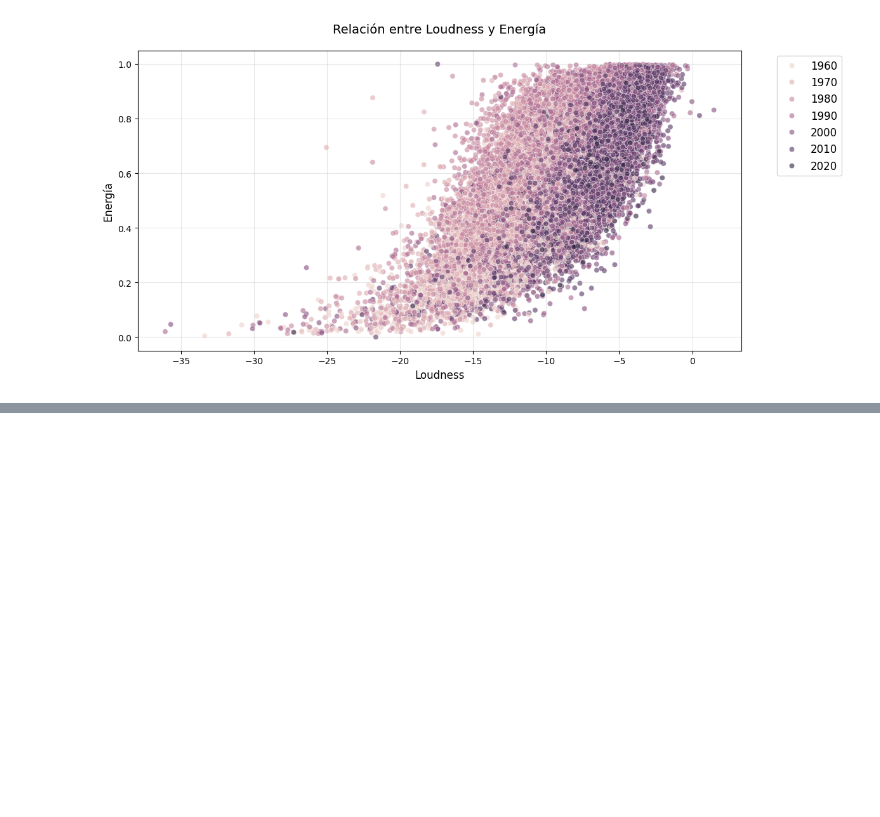
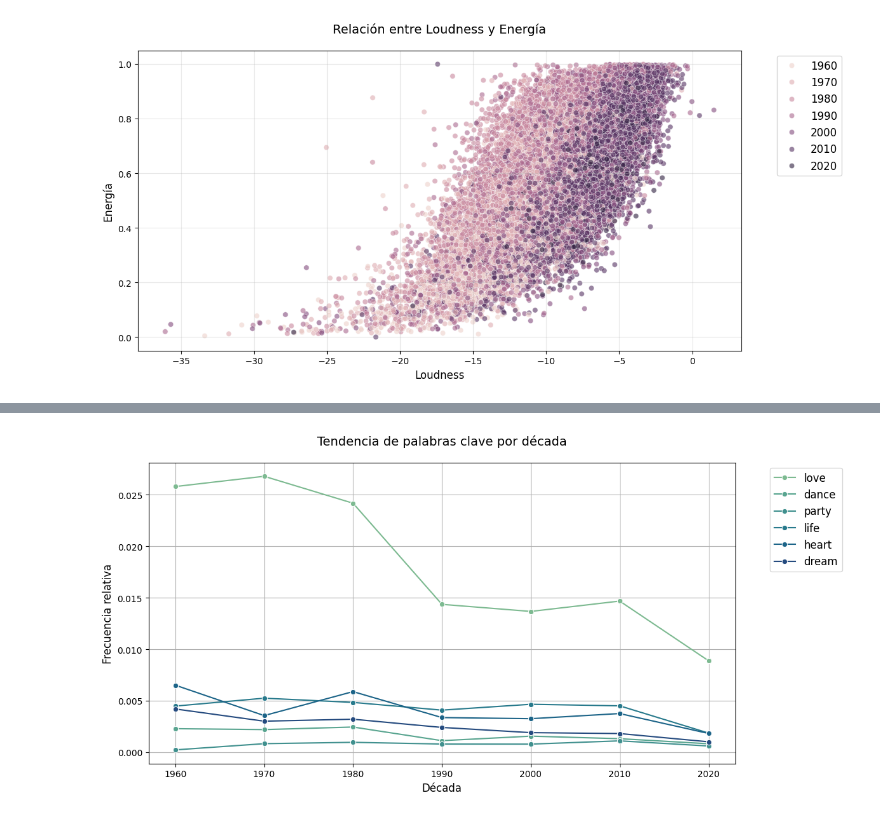
Before and after one commit to JayGhz/data-science-tf, a Jupyter notebook: eda.ipynb, the cells around one changed output, grey strips where cells are left out. Drawn from its saved outputs; the diff is of its cells as text; code cells hidden in the pictures; blank space fills up the shorter version.

```diff
--- a/eda.ipynb
+++ b/eda.ipynb
@@ -187,0 +269,25 @@ plt.show()
+# %%
+keywords = ['love', 'dance', 'party', 'life', 'heart', 'dream']
+trend_data = []
+
+for dec in sorted(df['decade'].unique()):
+    subset = df[df['decade'] == dec]
+    all_tokens = [t for tokens in subset['tokens'] for t in tokens]
+    counts = Counter(all_tokens)
+    total = sum(counts.values())
+    for word in keywords:
+        trend_data.append({'decade': dec, 'word': word, 'freq': counts[word]/total})
+
+trend_df = pd.DataFrame(trend_data)
+
+plt.figure(figsize=(12,6))
+sns.lineplot(data=trend_df, x='decade', y='freq', hue='word', marker="o", palette="crest")
+plt.title("Tendencia de palabras clave por década", loc='center', pad=20)
+plt.xlabel("Década")
+plt.ylabel("Frecuencia relativa")
+plt.legend(bbox_to_anchor=(1.05, 1), loc='upper left')
+plt.grid(True)
+plt.tight_layout()
+plt.show()
+# %% [output]
+[figure, added]
```
Also changed, not shown: parts of 8 cells of this notebook.
